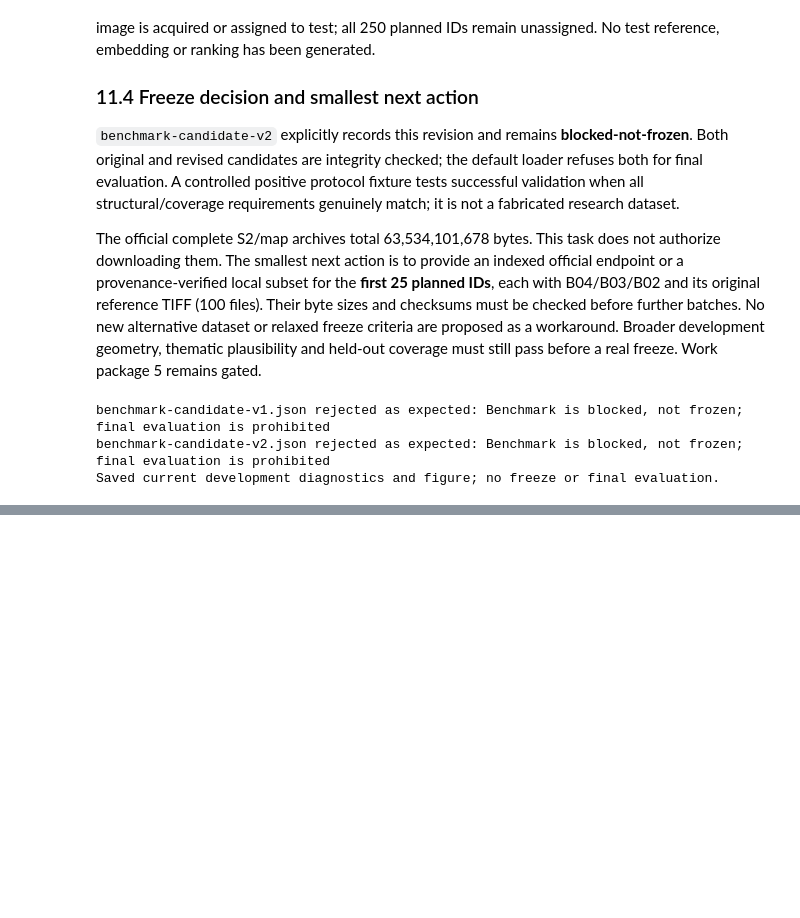
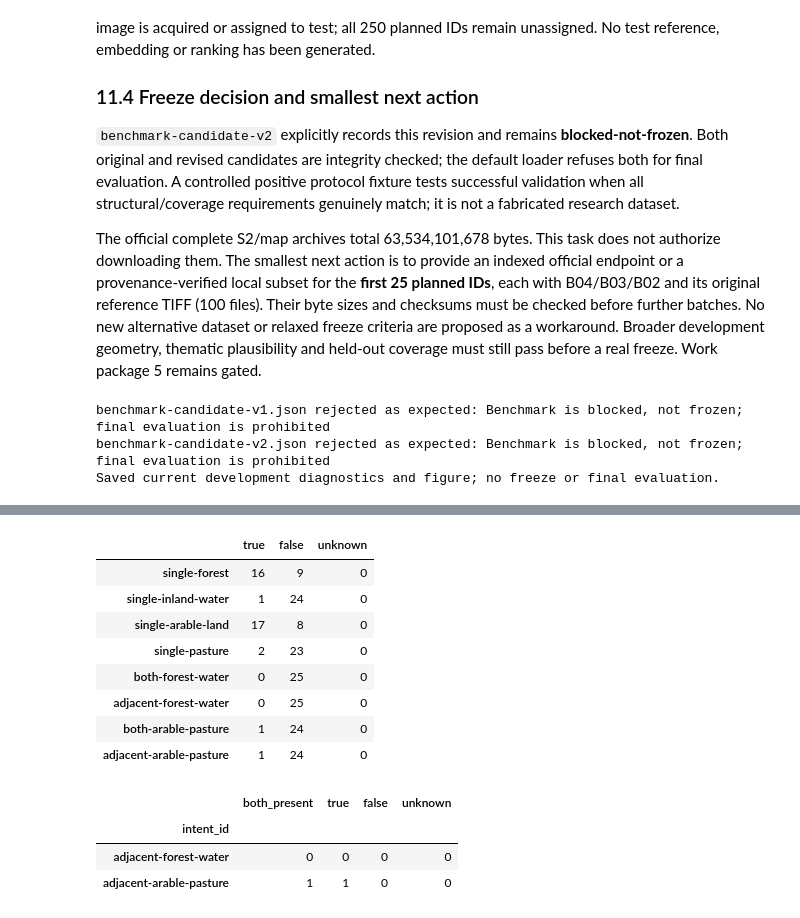
Before and after one commit to manuelmiddendorf/earth-observation, a Jupyter notebook: notebooks/02_benchmark_construction.ipynb, the cells around one changed output, grey strips where cells are left out. Cells and saved outputs as stored; diff of their text form; code cells hidden in the pictures; blank space fills up the shorter version.

```diff
--- a/notebooks/02_benchmark_construction.ipynb
+++ b/notebooks/02_benchmark_construction.ipynb
@@ -871,0 +936,38 @@ Saved current development diagnostics and figure; no freeze or final evaluation.
+# %%
+map_coverage = map_decisions.apply(
+    lambda states: states.value_counts().reindex(
+        ["true", "false", "unknown"], fill_value=0
+    )
+).T
+map_controls = []
+for intent in queries["intents"]:
+    if intent["kind"] != "adjacency":
+        continue
+    both_present = [
+        pid for pid in archive_ids
+        if all(map_summaries[pid]["classes"][name]["state"] == "true"
+               for name in intent["classes"])
+    ]
+    relation_counts = map_decisions.loc[
+        both_present, intent["intent_id"]
+    ].value_counts().reindex(["true", "false", "unknown"], fill_value=0)
+    map_controls.append({
+        "intent_id": intent["intent_id"], "both_present": len(both_present),
+        **relation_counts.to_dict(),
+    })
+display(map_coverage)
+display(pd.DataFrame(map_controls).set_index("intent_id"))
+# %% [output]
+|  | true | false | unknown |
+| single-forest | 16 | 9 | 0 |
+| single-inland-water | 1 | 24 | 0 |
+| single-arable-land | 17 | 8 | 0 |
+| single-pasture | 2 | 23 | 0 |
+| both-forest-water | 0 | 25 | 0 |
+| adjacent-forest-water | 0 | 25 | 0 |
+| both-arable-pasture | 1 | 24 | 0 |
+| adjacent-arable-pasture | 1 | 24 | 0 |
+|  | both_present | true | false | unknown |
+| intent_id |  |  |  |  |
+| adjacent-forest-water | 0 | 0 | 0 | 0 |
+| adjacent-arable-pasture | 1 | 1 | 0 | 0 |
```
Also changed, not shown: parts of 7 cells of this notebook, 9 other files.
